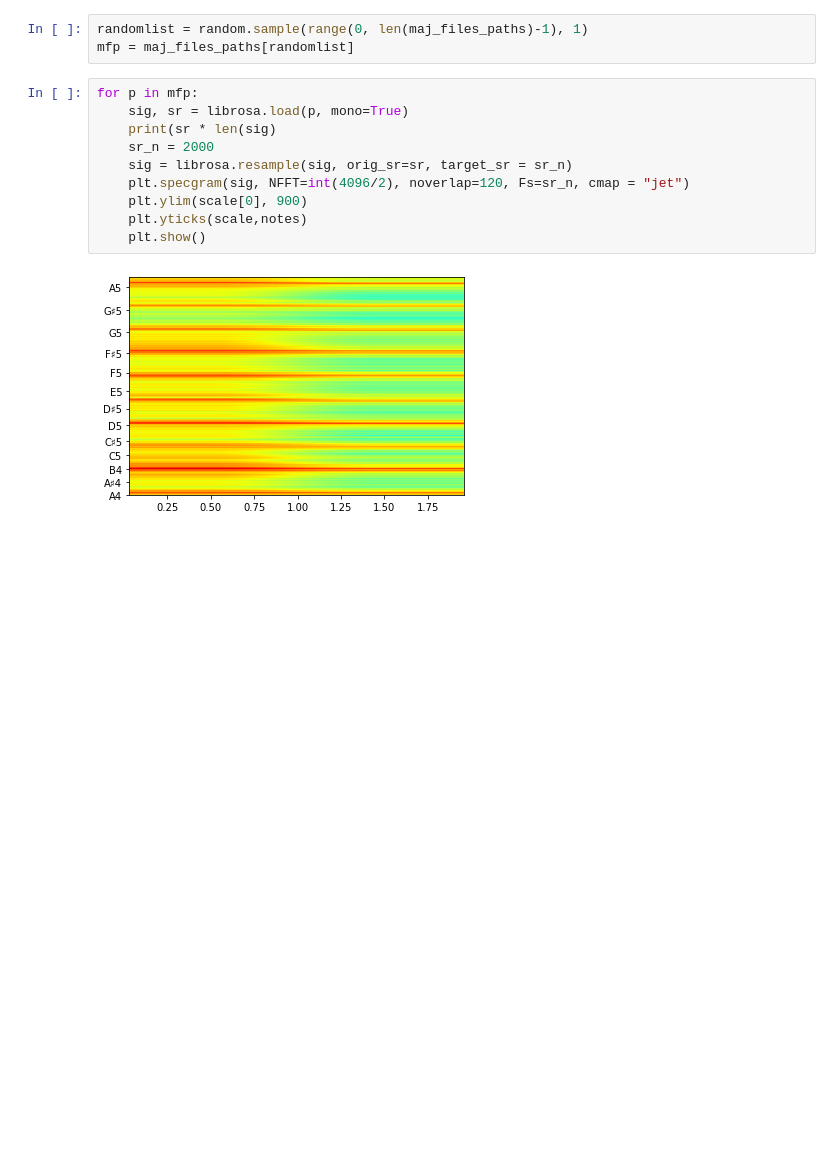
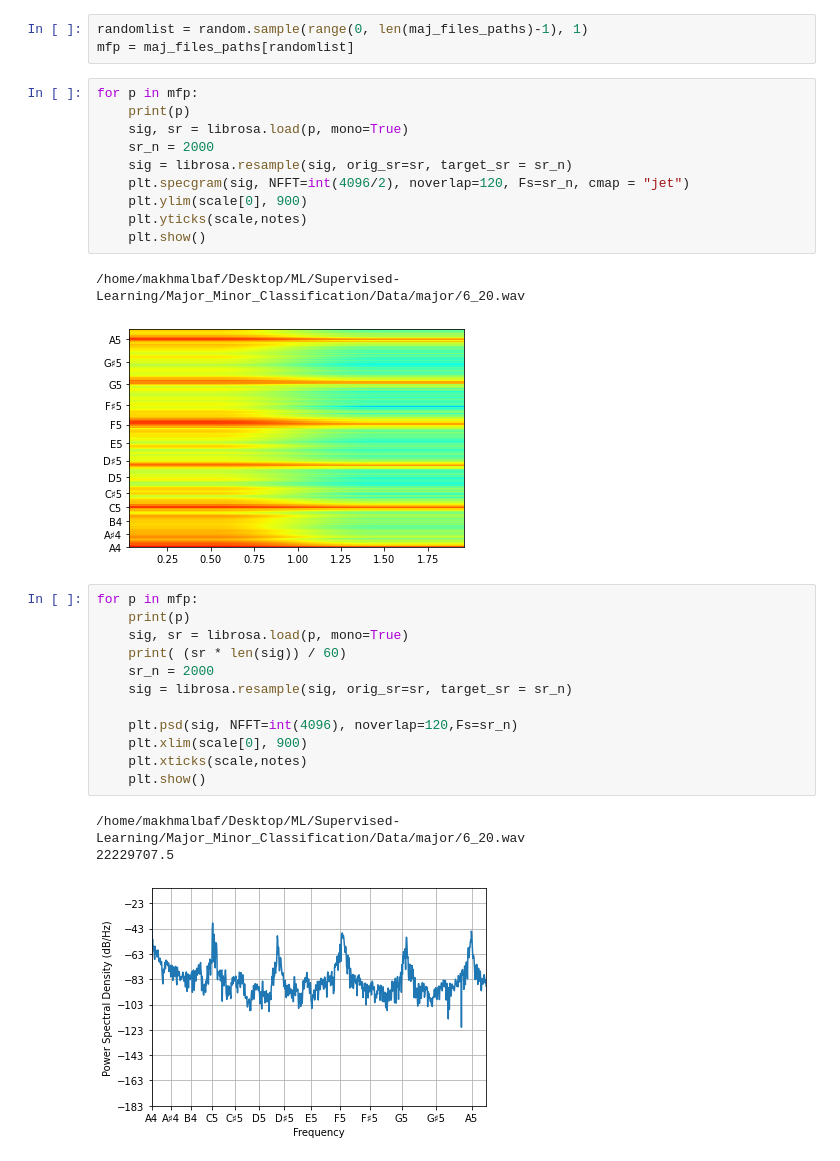
Before and after one commit to sMezaOrellana/Supervised_Learning, a Jupyter notebook: Major_Minor_Classification/dataexploration.ipynb, the cells around one changed output. Cells and saved outputs as stored; diff of their text form; blank space fills up the shorter version.

Commit message:
More data exploration of the data set

```diff
--- a/Major_Minor_Classification/dataexploration.ipynb
+++ b/Major_Minor_Classification/dataexploration.ipynb
@@ -45,8 +60,8 @@ randomlist = random.sample(range(0, len(maj_files_paths)-1), 1)
 mfp = maj_files_paths[randomlist]
 # %%
 for p in mfp:
+    print(p)
     sig, sr = librosa.load(p, mono=True)
-    print(sr * len(sig)
     sr_n = 2000
     sig = librosa.resample(sig, orig_sr=sr, target_sr = sr_n)
     plt.specgram(sig, NFFT=int(4096/2), noverlap=120, Fs=sr_n, cmap = "jet")
@@ -54,4 +69,21 @@ for p in mfp:
     plt.yticks(scale,notes)
     plt.show()
 # %% [output]
+/home/makhmalbaf/Desktop/ML/Supervised-Learning/Major_Minor_Classification/Data/major/6_20.wav
-[figure, old version]
+[figure, new version]
+# %%
+for p in mfp:
+    print(p)
+    sig, sr = librosa.load(p, mono=True)
+    print( (sr * len(sig)) / 60)
+    sr_n = 2000
+    sig = librosa.resample(sig, orig_sr=sr, target_sr = sr_n)
+
+    plt.psd(sig, NFFT=int(4096), noverlap=120,Fs=sr_n)
+    plt.xlim(scale[0], 900)
+    plt.xticks(scale,notes)
+    plt.show()
+# %% [output]
+/home/makhmalbaf/Desktop/ML/Supervised-Learning/Major_Minor_Classification/Data/major/6_20.wav
+22229707.5
+[figure, added]
```
Also changed, not shown: parts of 3 cells of this notebook.
